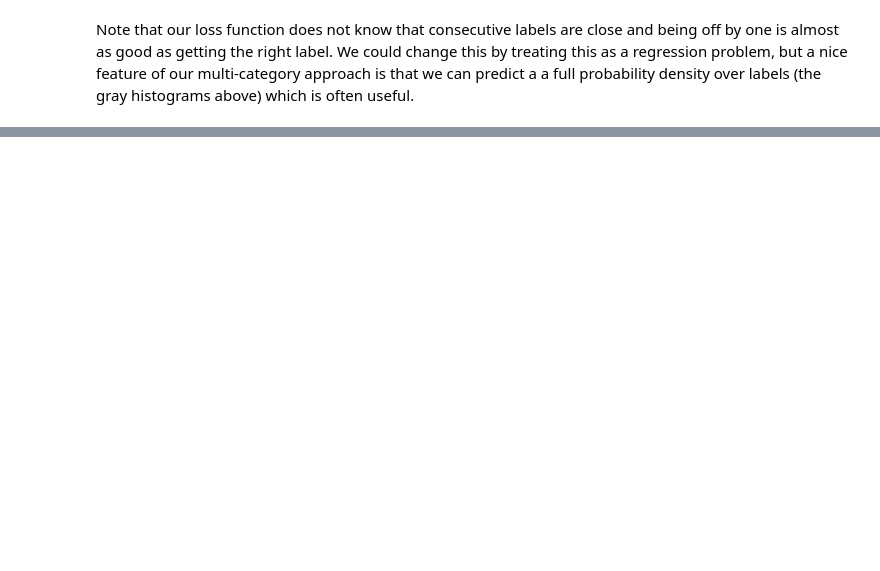
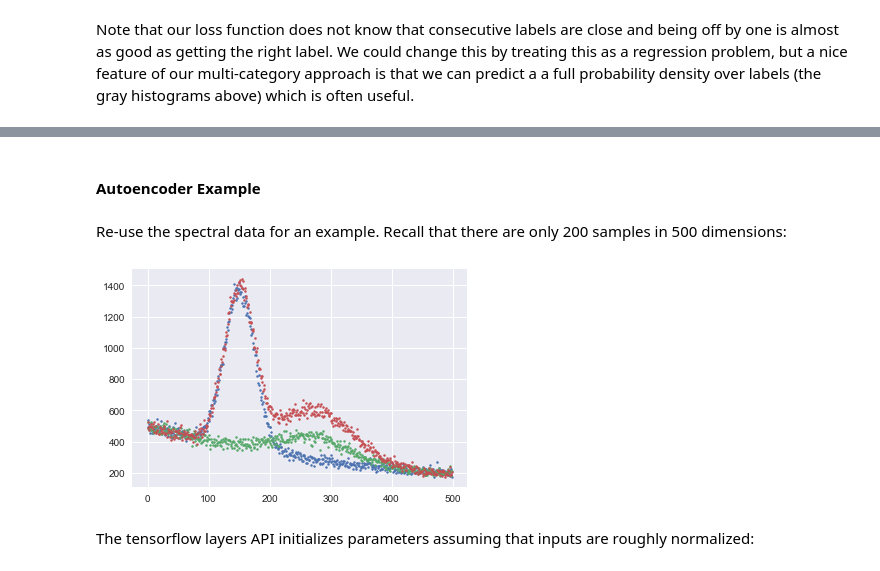
Before and after one commit to dkirkby/MachineLearningStatistics, a Jupyter notebook: notebooks/DeepLearning.ipynb, the cells around one changed output, grey strips where cells are left out. Saved outputs shown, nothing was run; the diff lists cells and outputs as text; code cells hidden in the pictures; blank space fills up the shorter version.

```diff
--- a/notebooks/DeepLearning.ipynb
+++ b/notebooks/DeepLearning.ipynb
@@ -422,0 +423,13 @@ Note that our loss function does not know that consecutive labels are close and
+# %% [markdown]
+#### Autoencoder Example
+# %% [markdown]
+Re-use the spectral data for an example. Recall that there are only 200 samples in 500 dimensions:
+# %%
+X = pd.read_hdf(locate_data('spectra_data.hf5')).values
+# %%
+for i in (0, 6, 7):
+    plt.plot(X[i], '.', ms=5)
+# %% [output]
+[figure, added]
+# %% [markdown]
+The tensorflow layers API initializes parameters assuming that inputs are roughly normalized:
```
Also changed, not shown: parts of 45 cells of this notebook.
